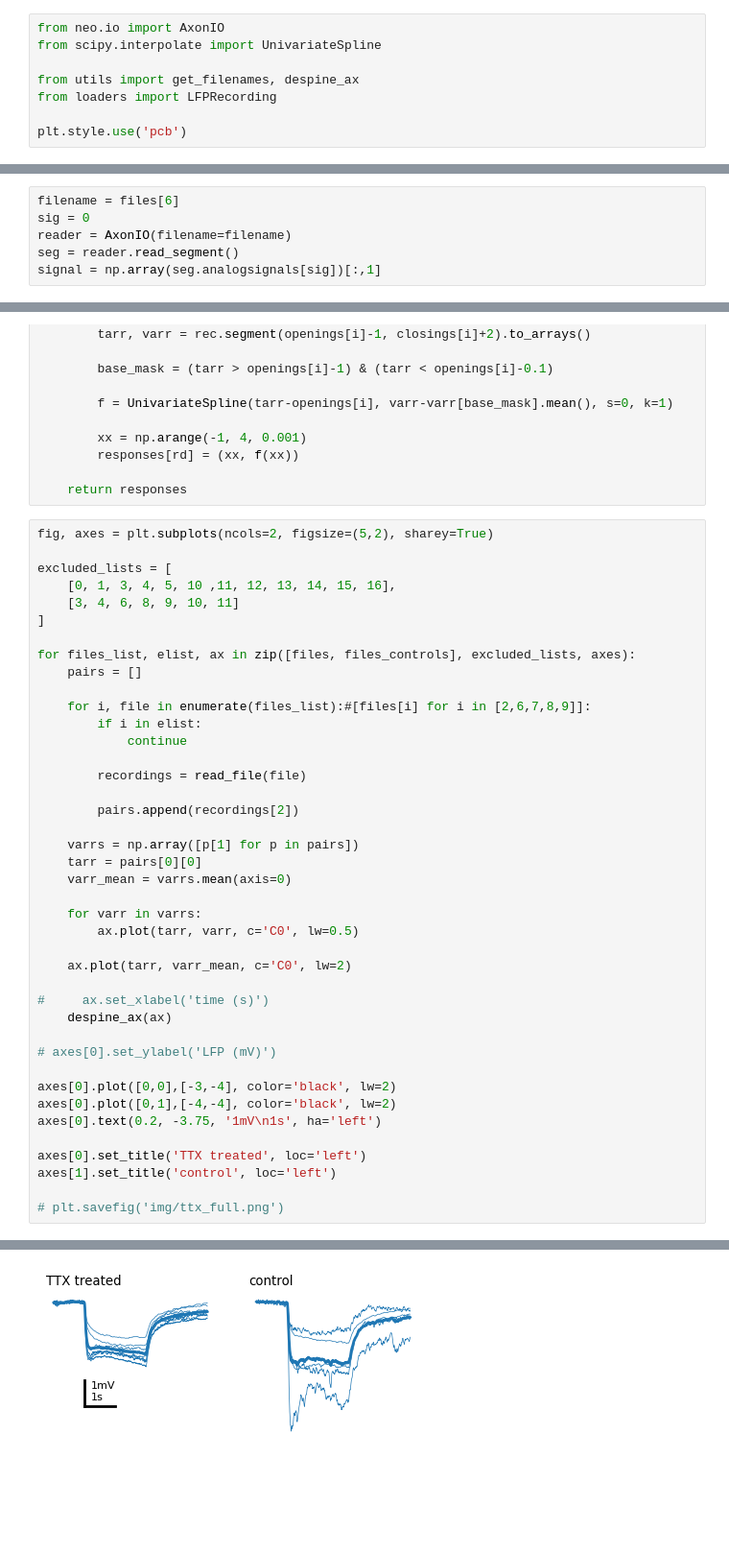
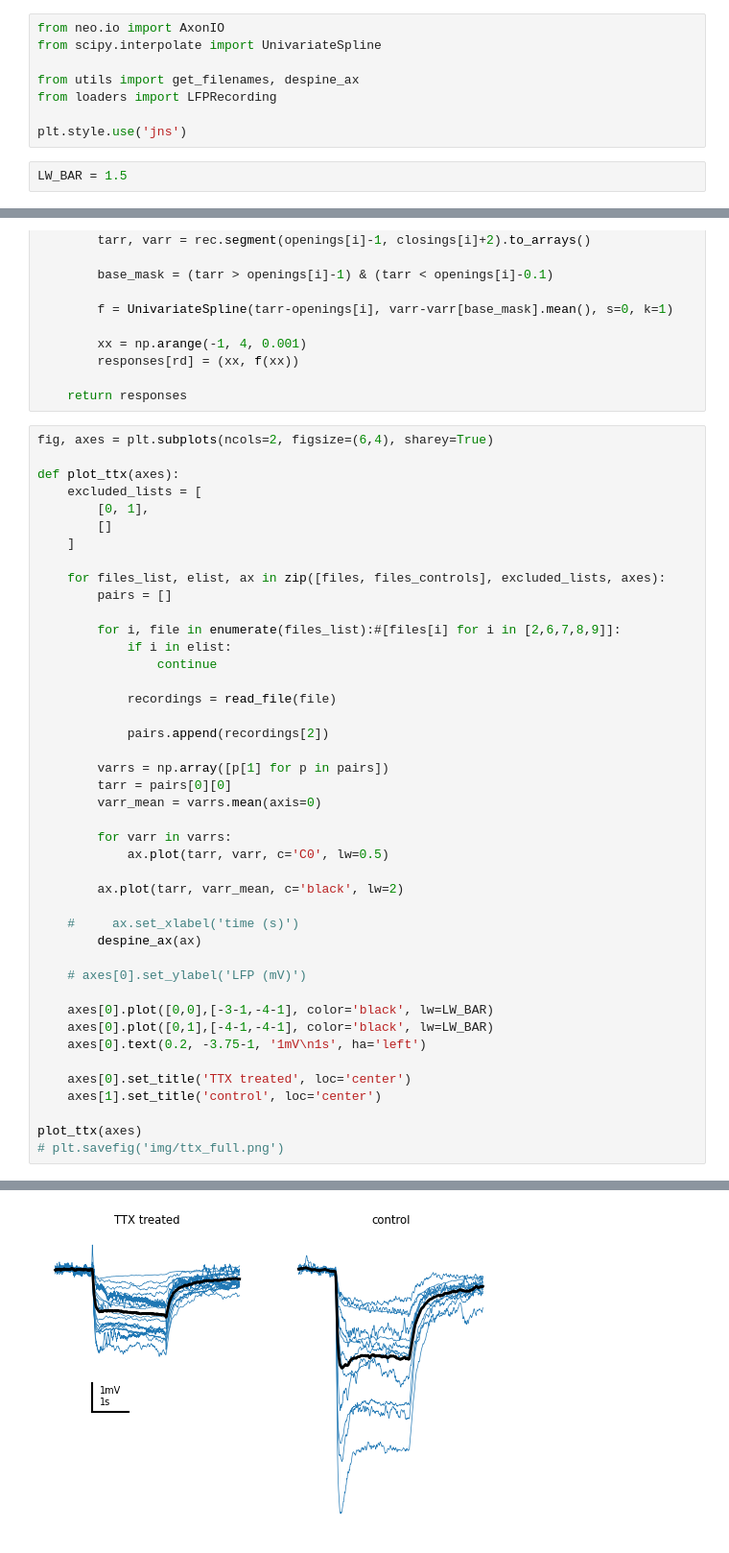
Before and after one commit to Tom83B/moth-duration-encoding, a Jupyter notebook: ttx.ipynb, the cells around one changed output, grey strips where cells are left out. Shown: that part at 96% size. Saved outputs shown, nothing was run; the diff lists cells and outputs as text; blank space fills up the shorter version.

```diff
--- a/ttx.ipynb
+++ b/ttx.ipynb
@@ -5,16 +5,12 @@ from scipy.interpolate import UnivariateSpline
 from utils import get_filenames, despine_ax
 from loaders import LFPRecording
 
-plt.style.use('pcb')
+plt.style.use('jns')
+# %%
+LW_BAR = 1.5
 # %%
 files = sorted(get_filenames('data/base recordings/TTX/', contains='abf'))
 files_controls = sorted(get_filenames('data/base recordings/TTX/controls', contains='abf'))
-# %%
-filename = files[6]
-sig = 0
-reader = AxonIO(filename=filename)
-seg = reader.read_segment()
-signal = np.array(seg.analogsignals[sig])[:,1]
 # %%
 def round_duration(dur_exact):
     exponent = np.floor(np.log10(dur_exact))
@@ -53,44 +49,46 @@ def read_file(file):
 
     return responses
 # %%
-fig, axes = plt.subplots(ncols=2, figsize=(5,2), sharey=True)
+fig, axes = plt.subplots(ncols=2, figsize=(6,4), sharey=True)
 
-excluded_lists = [
-    [0, 1, 3, 4, 5, 10 ,11, 12, 13, 14, 15, 16],
-    [3, 4, 6, 8, 9, 10, 11]
-]
+def plot_ttx(axes):
+    excluded_lists = [
+        [0, 1],
+        []
+    ]
 
-for files_list, elist, ax in zip([files, files_controls], excluded_lists, axes):
-    pairs = []
+    for files_list, elist, ax in zip([files, files_controls], excluded_lists, axes):
+        pairs = []
 
-    for i, file in enumerate(files_list):#[files[i] for i in [2,6,7,8,9]]:
-        if i in elist:
-            continue
+        for i, file in enumerate(files_list):#[files[i] for i in [2,6,7,8,9]]:
+            if i in elist:
+                continue
 
-        recordings = read_file(file)
+            recordings = read_file(file)
 
-        pairs.append(recordings[2])
+            pairs.append(recordings[2])
 
-    varrs = np.array([p[1] for p in pairs])
-    tarr = pairs[0][0]
-    varr_mean = varrs.mean(axis=0)
+        varrs = np.array([p[1] for p in pairs])
+        tarr = pairs[0][0]
+        varr_mean = varrs.mean(axis=0)
 
-    for varr in varrs:
-        ax.plot(tarr, varr, c='C0', lw=0.5)
+        for varr in varrs:
+            ax.plot(tarr, varr, c='C0', lw=0.5)
 
-    ax.plot(tarr, varr_mean, c='C0', lw=2)
+        ax.plot(tarr, varr_mean, c='black', lw=2)
 
-#     ax.set_xlabel('time (s)')
-    despine_ax(ax)
+    #     ax.set_xlabel('time (s)')
+        despine_ax(ax)
 
-# axes[0].set_ylabel('LFP (mV)')
+    # axes[0].set_ylabel('LFP (mV)')
 
-axes[0].plot([0,0],[-3,-4], color='black', lw=2)
-axes[0].plot([0,1],[-4,-4], color='black', lw=2)
-axes[0].text(0.2, -3.75, '1mV\n1s', ha='left')
+    axes[0].plot([0,0],[-3-1,-4-1], color='black', lw=LW_BAR)
+    axes[0].plot([0,1],[-4-1,-4-1], color='black', lw=LW_BAR)
+    axes[0].text(0.2, -3.75-1, '1mV\n1s', ha='left')
 
-axes[0].set_title('TTX treated', loc='left')
-axes[1].set_title('control', loc='left')
+    axes[0].set_title('TTX treated', loc='center')
+    axes[1].set_title('control', loc='center')
 
+plot_ttx(axes)
 # plt.savefig('img/ttx_full.png')
 # %% [output]
@@ -98 +95 @@ Text(0.0, 1.0, 'control')
-[figure, old version]
+[figure, new version]
```
Also changed, not shown: parts of 1 cell of this notebook.
